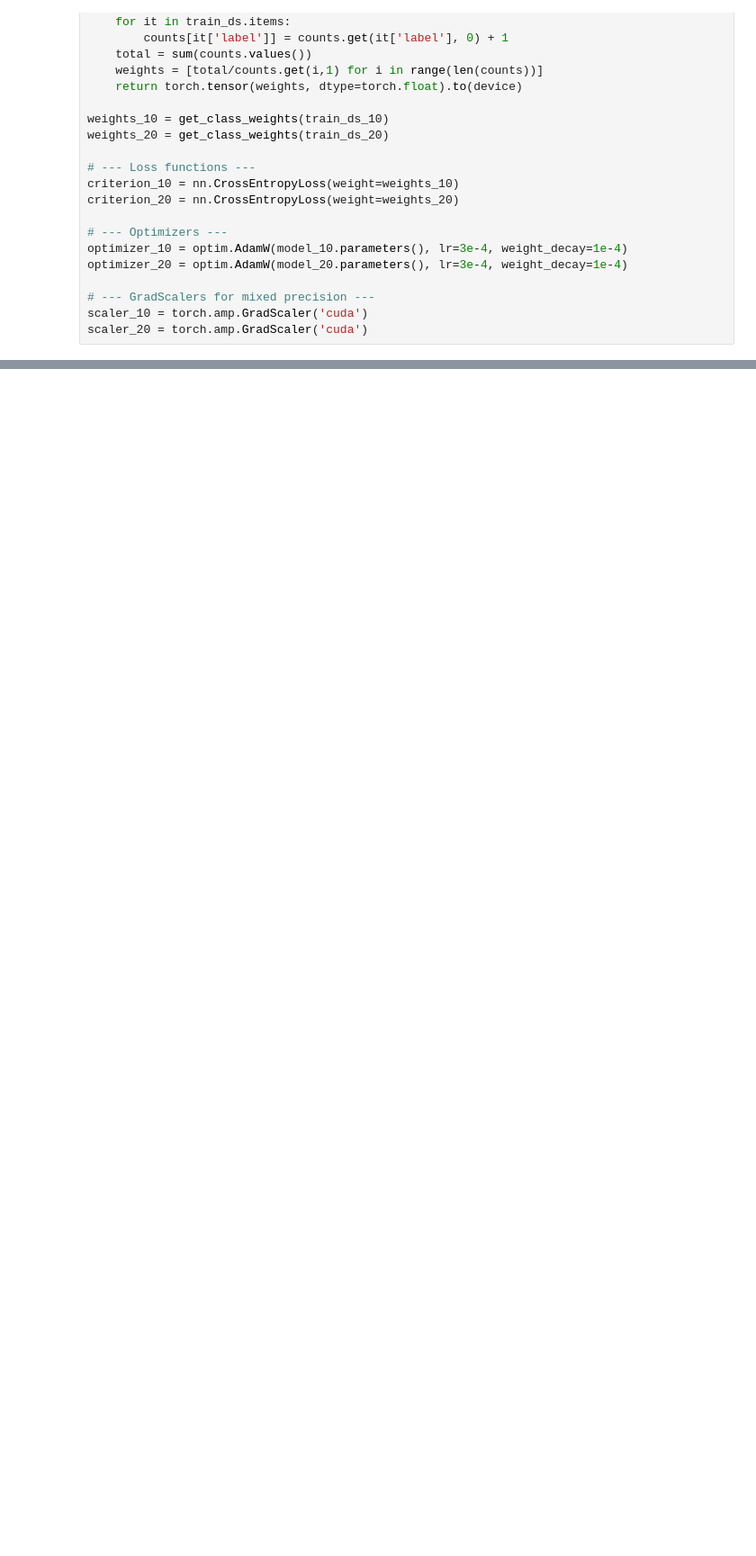
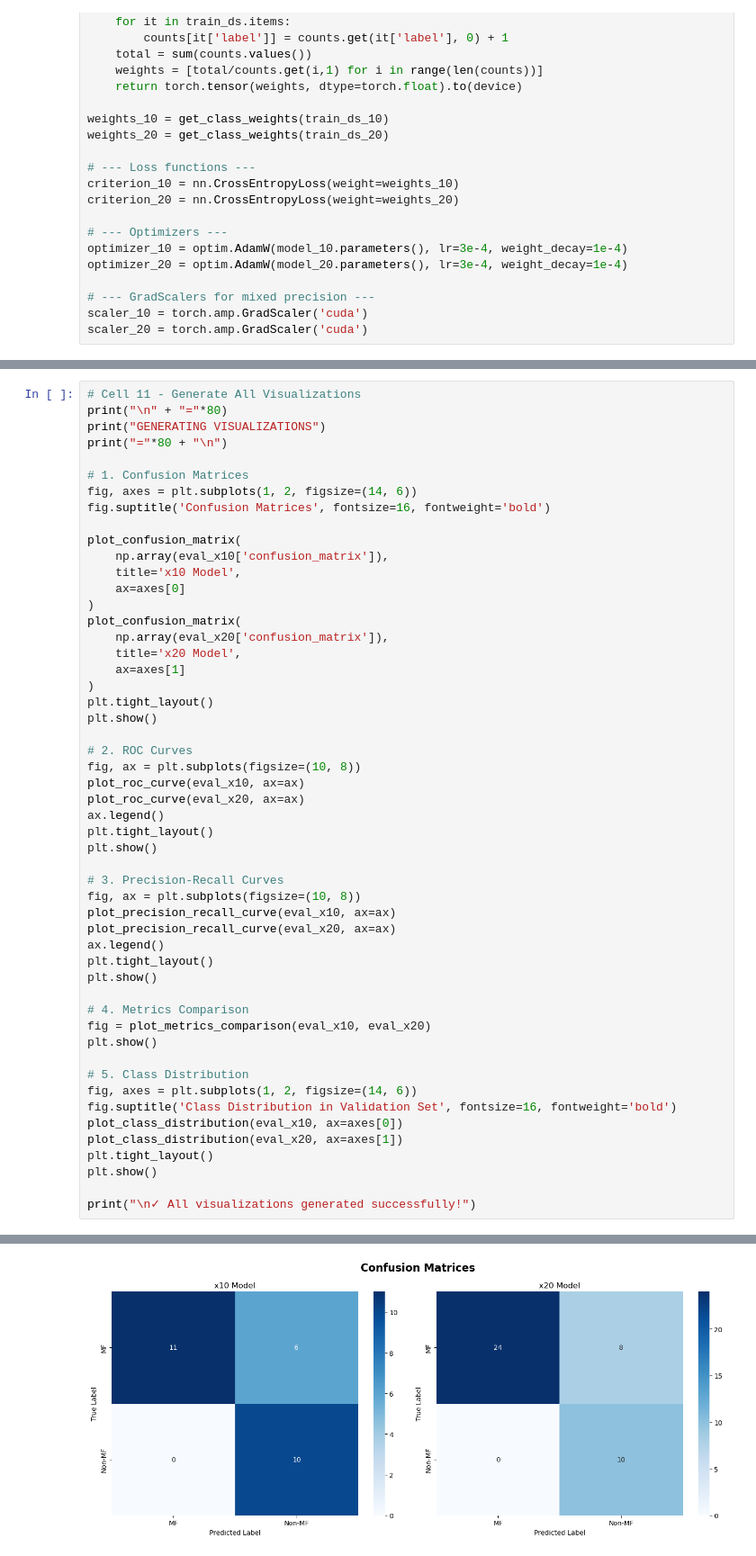
Before and after one commit to MoHazem02/Mycosis-Fungoides-Classifier, a Jupyter notebook: MF-EfficientNet.ipynb, the cells around one changed output, grey strips where cells are left out. Shown: that part at 90% size. Saved outputs shown, nothing was run; the diff lists cells and outputs as text; blank space fills up the shorter version.

Commit message:
Retrained EfficientNet model and added visualizations

```diff
--- a/MF-EfficientNet.ipynb
+++ b/MF-EfficientNet.ipynb
@@ -490,0 +1089,53 @@ Combined prediction: MF (65.2% confidence)
+# %%
+# Cell 11 - Generate All Visualizations
+print("\n" + "="*80)
+print("GENERATING VISUALIZATIONS")
+print("="*80 + "\n")
+
+# 1. Confusion Matrices
+fig, axes = plt.subplots(1, 2, figsize=(14, 6))
+fig.suptitle('Confusion Matrices', fontsize=16, fontweight='bold')
+
+plot_confusion_matrix(
+    np.array(eval_x10['confusion_matrix']),
+    title='x10 Model',
+    ax=axes[0]
+)
+plot_confusion_matrix(
+    np.array(eval_x20['confusion_matrix']),
+    title='x20 Model',
+    ax=axes[1]
+)
+plt.tight_layout()
+plt.show()
+
+# 2. ROC Curves
+fig, ax = plt.subplots(figsize=(10, 8))
+plot_roc_curve(eval_x10, ax=ax)
+plot_roc_curve(eval_x20, ax=ax)
+ax.legend()
+plt.tight_layout()
+plt.show()
+
+# 3. Precision-Recall Curves
+fig, ax = plt.subplots(figsize=(10, 8))
+plot_precision_recall_curve(eval_x10, ax=ax)
+plot_precision_recall_curve(eval_x20, ax=ax)
+ax.legend()
+plt.tight_layout()
+plt.show()
+
+# 4. Metrics Comparison
+fig = plot_metrics_comparison(eval_x10, eval_x20)
+plt.show()
+
+# 5. Class Distribution
+fig, axes = plt.subplots(1, 2, figsize=(14, 6))
+fig.suptitle('Class Distribution in Validation Set', fontsize=16, fontweight='bold')
+plot_class_distribution(eval_x10, ax=axes[0])
+plot_class_distribution(eval_x20, ax=axes[1])
+plt.tight_layout()
+plt.show()
+
+print("\n✓ All visualizations generated successfully!")
+# %% [output]
@@ -490,0 +1147 @@ Combined prediction: MF (65.2% confidence)
+[figure, added]
```
Also changed, not shown: parts of 10 cells of this notebook, 4 other files.
